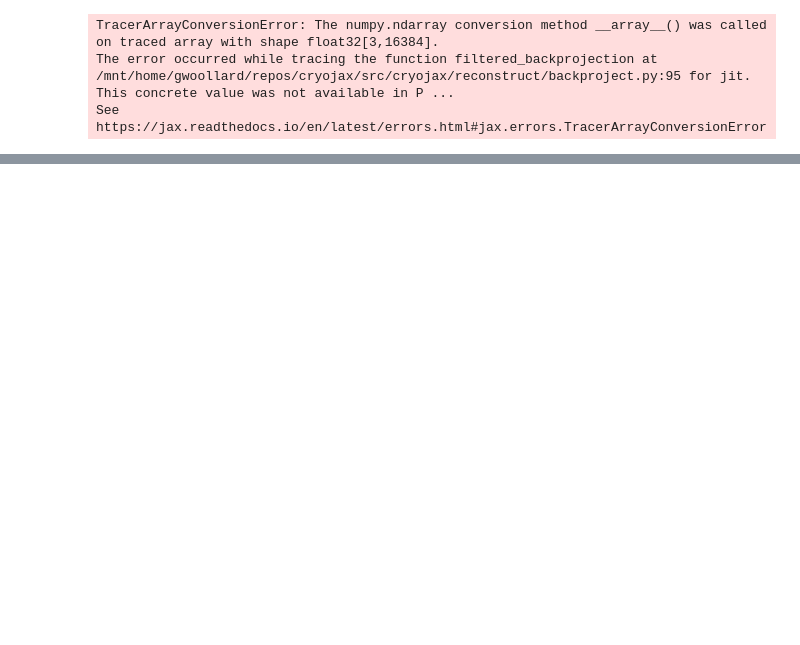
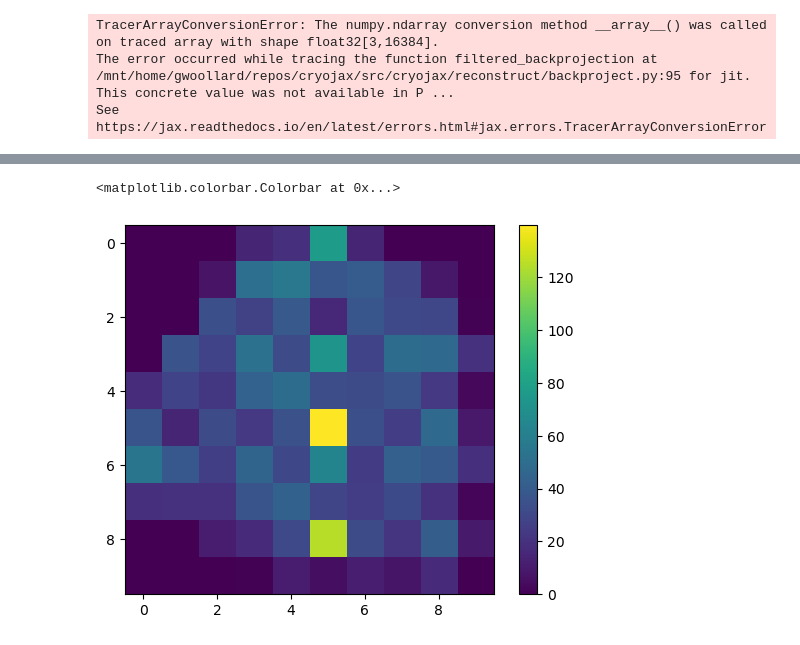
Before and after one commit to mjo22/cryojax, a Jupyter notebook: tutorials/fourier_insert_slice.ipynb, the cells around one changed output, grey strips where cells are left out. Cells and saved outputs as stored; diff of their text form; code cells hidden in the pictures; blank space fills up the shorter version.

```diff
--- a/tutorials/fourier_insert_slice.ipynb
+++ b/tutorials/fourier_insert_slice.ipynb
@@ -736,0 +782,29 @@ jax.jit(jaxy_diff)(xyz_rot)
+# %%
+r0_idx = r0 + n_pix // 2
+r1_idx = r1 + n_pix // 2
+
+under_grid_idx = jnp.any(r0_idx < 0, axis=0)
+over_grid_idx = jnp.any(r1_idx >= n_pix, axis=0)
+good_idx = jnp.logical_and(~under_grid_idx, ~over_grid_idx)
+
+jaxy_map_3d_interp = jnp.zeros((n_pix, n_pix, n_pix))#.astype(jnp.float64)
+count_3d_interp = jnp.zeros((n_pix, n_pix, n_pix))
+ones = jnp.ones(n_pix * n_pix)[good_idx]
+# slice_flat = slice_2d.flatten()[good_idx]
+
+r0_idx_good = r0_idx[:, good_idx]
+r1_idx_good = r1_idx[:, good_idx]
+
+jaxy_map_3d_interp.sum()
+
+# slice_flat_good = slice_2d.flatten()[good_idx]
+slice_flat_good = ones
+dd000, dd001, dd010, dd011, dd100, dd101, dd110, dd111 = dd[:, good_idx]
+jaxy_map_3d_interp = jaxy_map_3d_interp.at[r0_idx_good[0], r0_idx_good[1], r0_idx_good[-1]].add(slice_flat_good * dd000)
+print(jaxy_map_3d_interp.sum(), (slice_flat_good * (dd000)).sum())
+
+jaxy_map_3d_interp = jaxy_map_3d_interp.at[r1_idx_good[0], r0_idx_good[1], r0_idx_good[-1]].add(slice_flat_good * dd001)
+print(jaxy_map_3d_interp.sum(), (slice_flat_good * (dd000 + dd001)).sum())
+
+jaxy_map_3d_interp = jaxy_map_3d_interp.at[r0_idx_good[0], r1_idx_good[1], r0_idx_good[-1]].add(slice_flat_good * dd010)
+print(jaxy_map_3d_interp.sum(), (slice_flat_good * (dd000 + dd001 + dd010)).sum())
@@ -736,0 +821,6 @@ jax.jit(jaxy_diff)(xyz_rot)
+# %%
+plt.imshow((jaxy_map_3d_interp).sum(-1))
+plt.colorbar()
+# %% [output]
+<matplotlib.colorbar.Colorbar at 0x...>
+[figure, added]
```
Also changed, not shown: parts of 33 cells of this notebook, 2 other files.
